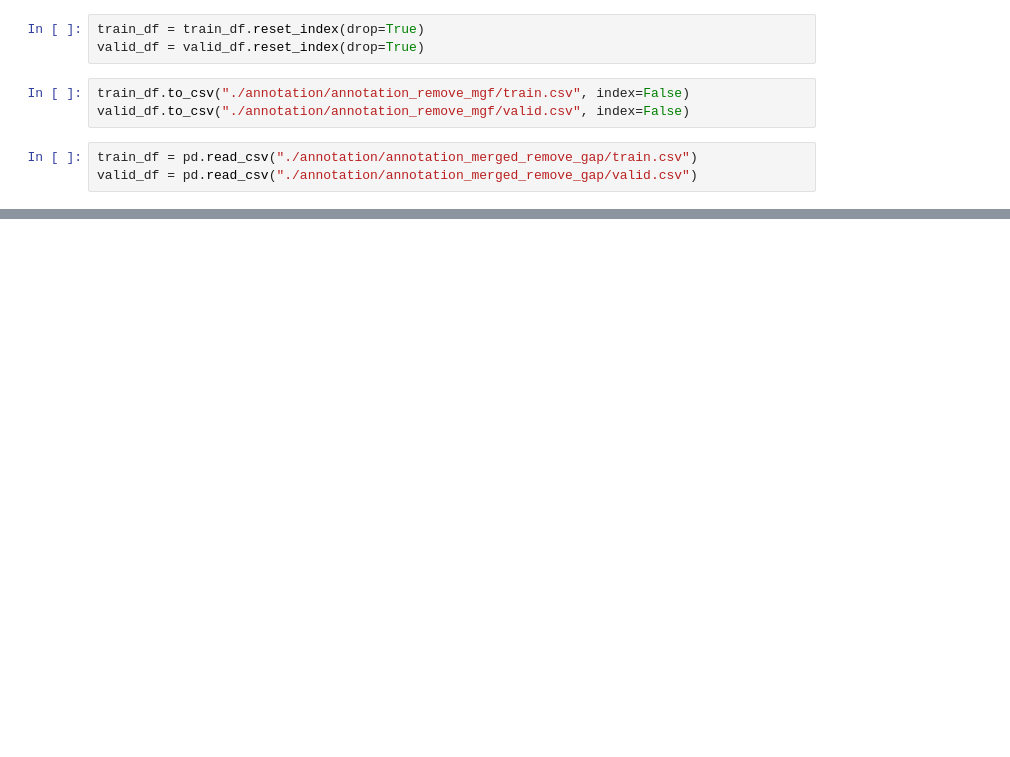
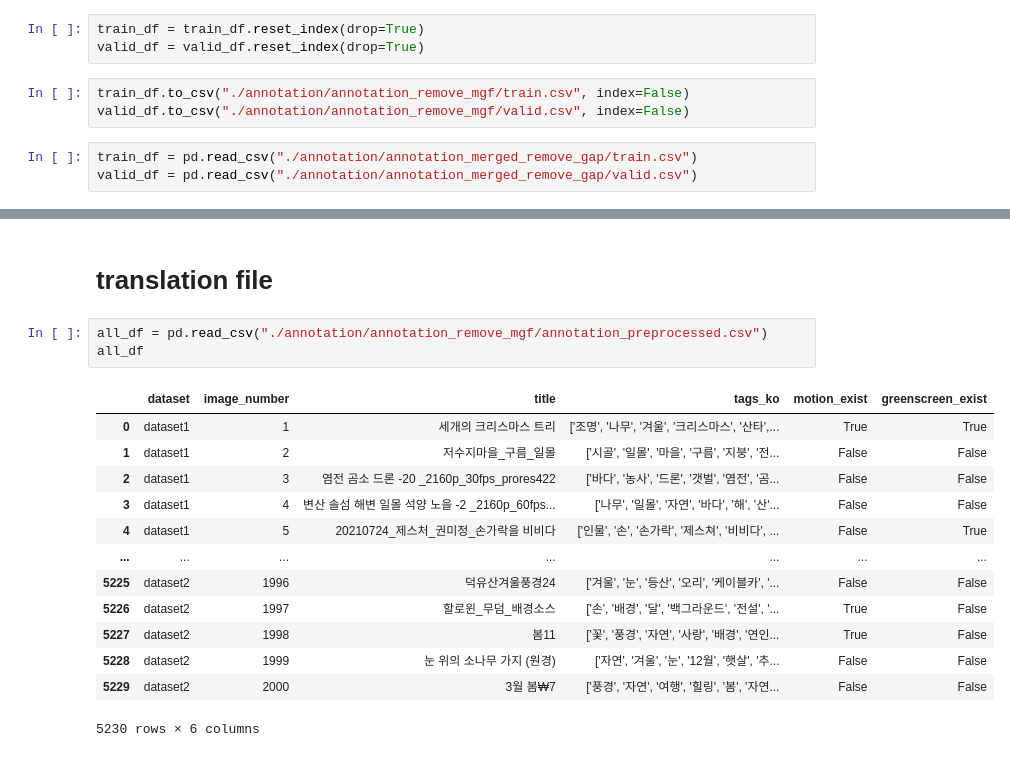
Before and after one commit to junghye01/Pixt, a Jupyter notebook: data/preprocess_train_val_split.ipynb, the cells around one changed output, grey strips where cells are left out. Saved outputs shown, nothing was run; the diff lists cells and outputs as text; blank space fills up the shorter version.

```diff
--- a/data/preprocess_train_val_split.ipynb
+++ b/data/preprocess_train_val_split.ipynb
@@ -54,0 +28,19 @@ valid_df
+# %% [markdown]
+# translation file
+# %%
+all_df = pd.read_csv("./annotation/annotation_remove_mgf/annotation_preprocessed.csv")
+all_df
+# %% [output]
+|  | dataset | image_number | title | tags_ko | motion_exist | greenscreen_exist |
+| 0 | dataset1 | 1 | 세개의 크리스마스 트리 | ['조명', '나무', '겨울', '크리스마스', '산타',... | True | True |
+| 1 | dataset1 | 2 | 저수지마을_구름_일몰 | ['시골', '일몰', '마을', '구름', '지붕', '전... | False | False |
+| 2 | dataset1 | 3 | 염전 곰소 드론 -20 _2160p_30fps_prores422 | ['바다', '농사', '드론', '갯벌', '염전', '곰... | False | False |
+| 3 | dataset1 | 4 | 변산 솔섬 해변 일몰 석양 노을 -2 _2160p_60fps... | ['나무', '일몰', '자연', '바다', '해', '산'... | False | False |
+| 4 | dataset1 | 5 | 20210724_제스처_권미정_손가락을 비비다 | ['인물', '손', '손가락', '제스쳐', '비비다', ... | False | True |
+| ... | ... | ... | ... | ... | ... | ... |
+| 5225 | dataset2 | 1996 | 덕유산겨울풍경24 | ['겨울', '눈', '등산', '오리', '케이블카', '... | False | False |
+| 5226 | dataset2 | 1997 | 할로윈_무덤_배경소스 | ['손', '배경', '달', '백그라운드', '전설', '... | True | False |
+| 5227 | dataset2 | 1998 | 봄11 | ['꽃', '풍경', '자연', '사랑', '배경', '연인... | True | False |
+| 5228 | dataset2 | 1999 | 눈 위의 소나무 가지 (원경) | ['자연', '겨울', '눈', '12월', '햇살', '추... | False | False |
+| 5229 | dataset2 | 2000 | 3월 봄₩7 | ['풍경', '자연', '여행', '힐링', '봄', '자연... | False | False |
+5230 rows × 6 columns
```
Also changed, not shown: parts of 9 cells of this notebook, 11 other files.
